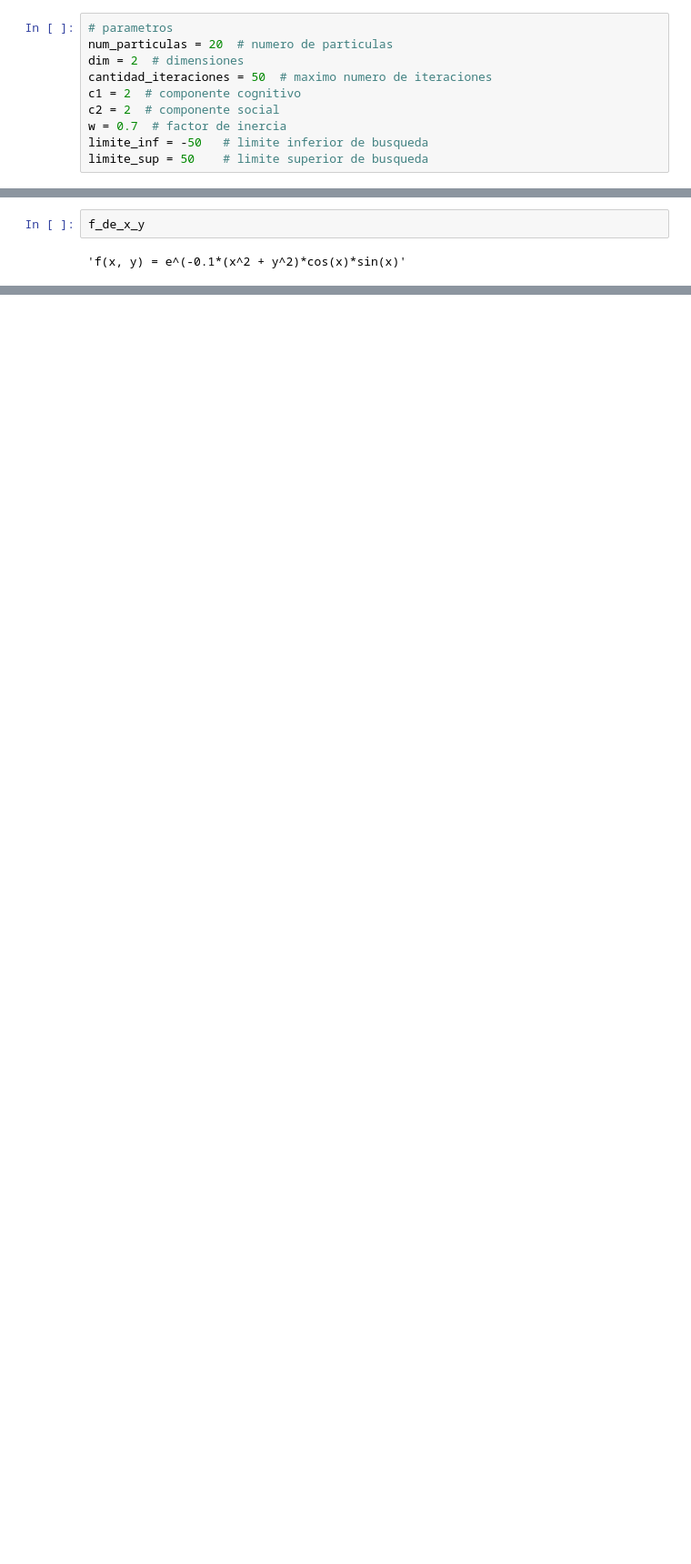
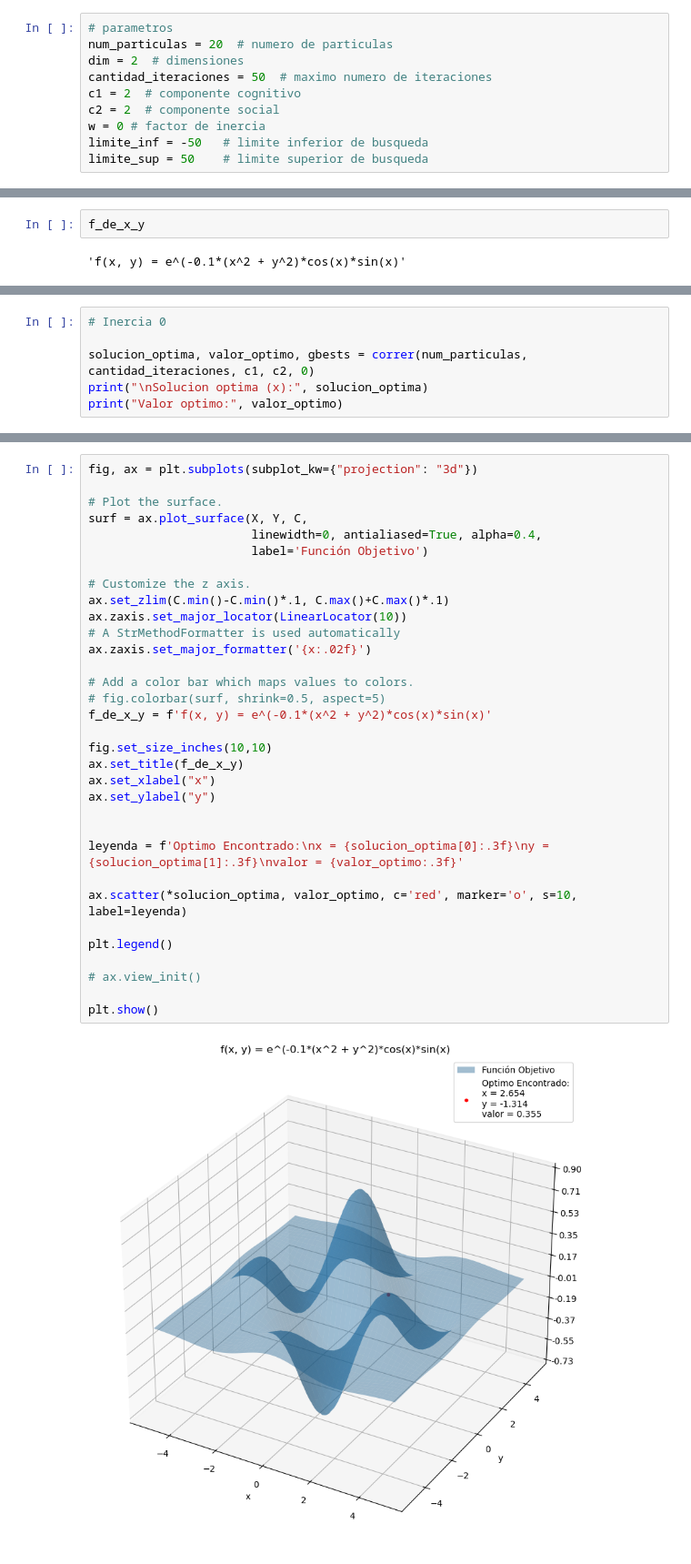
Before and after one commit to juanpsch/AEIV, a Jupyter notebook: TP2/TP2_3.ipynb, the cells around one changed output, grey strips where cells are left out. Shown at 91% size. Saved outputs shown, nothing was run; the diff lists cells and outputs as text; blank space fills up the shorter version.

```diff
--- a/TP2/TP2_3.ipynb
+++ b/TP2/TP2_3.ipynb
@@ -15,6 +15,6 @@ dim = 2  # dimensiones
 cantidad_iteraciones = 50  # maximo numero de iteraciones
 c1 = 2  # componente cognitivo
 c2 = 2  # componente social
-w = 0.7  # factor de inercia
+w = 0 # factor de inercia
 limite_inf = -50   # limite inferior de busqueda
 limite_sup = 50    # limite superior de busqueda
@@ -170,0 +187,6 @@ plt.show()
+# %%
+# Inercia 0
+
+solucion_optima, valor_optimo, gbests = correr(num_particulas, cantidad_iteraciones, c1, c2, 0)
+print("\nSolucion optima (x):", solucion_optima)
+print("Valor optimo:", valor_optimo)
@@ -170,0 +211,35 @@ plt.show()
+# %%
+fig, ax = plt.subplots(subplot_kw={"projection": "3d"})
+
+# Plot the surface.
+surf = ax.plot_surface(X, Y, C,
+                       linewidth=0, antialiased=True, alpha=0.4,
+                       label='Función Objetivo')
+
+# Customize the z axis.
+ax.set_zlim(C.min()-C.min()*.1, C.max()+C.max()*.1)
+ax.zaxis.set_major_locator(LinearLocator(10))
+# A StrMethodFormatter is used automatically
+ax.zaxis.set_major_formatter('{x:.02f}')
+
+# Add a color bar which maps values to colors.
+# fig.colorbar(surf, shrink=0.5, aspect=5)
+f_de_x_y = f'f(x, y) = e^(-0.1*(x^2 + y^2)*cos(x)*sin(x)'
+
+fig.set_size_inches(10,10)
+ax.set_title(f_de_x_y)
+ax.set_xlabel("x")
+ax.set_ylabel("y")
+
+
+leyenda = f'Optimo Encontrado:\nx = {solucion_optima[0]:.3f}\ny = {solucion_optima[1]:.3f}\nvalor = {valor_optimo:.3f}'
+
+ax.scatter(*solucion_optima, valor_optimo, c='red', marker='o', s=10, label=leyenda)
+
+plt.legend()
+
+# ax.view_init()
+
+plt.show()
+# %% [output]
+[figure, added]
```
Also changed, not shown: parts of 7 cells of this notebook, 2 other files.
